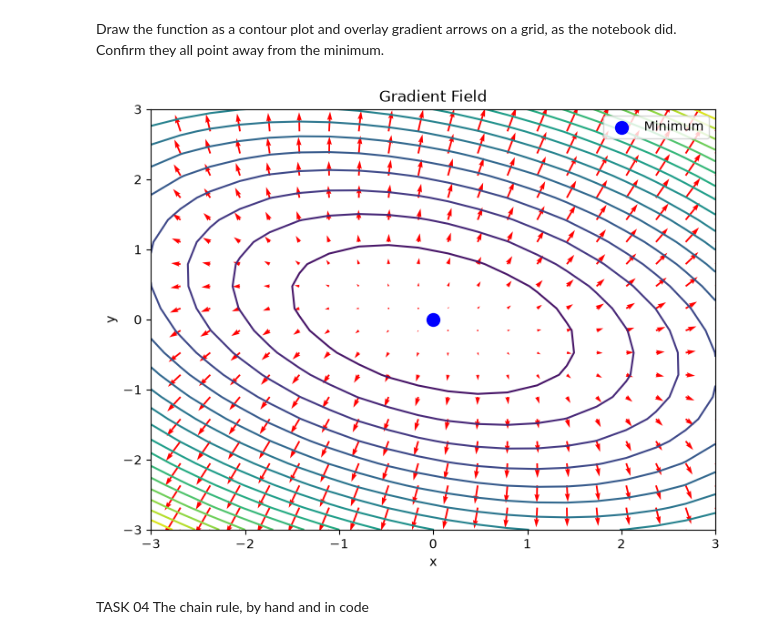
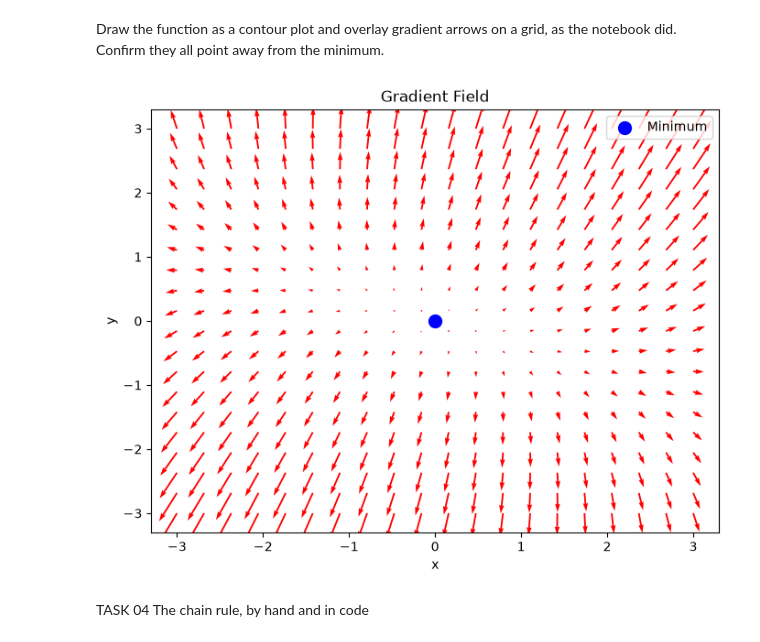
Before and after one commit to Krunalsinh0707/aiml-bootcamp-Krunalsinh, a Jupyter notebook: Day_11/calculus.ipynb, the cells around one changed output. Drawn from its saved outputs; the diff is of its cells as text; code cells hidden in the pictures.

```diff
--- a/Day_11/calculus.ipynb
+++ b/Day_11/calculus.ipynb
@@ -227,30 +227,30 @@ point away from the minimum.
 # %%
 x = np.linspace(-3, 3, 20)
 y = np.linspace(-3, 3, 20)
 
 X, Y = np.meshgrid(x, y)
 
 Z = func(X, Y)
 
 GX = 2*X + Y
 GY = X + 4*Y
 
 plt.figure(figsize=(8, 6))
 
-plt.contour(X, Y, Z, levels=20)
+# plt.contour(X, Y, Z, levels=20)
 
 plt.quiver(X, Y, GX, GY, color="red")
 
 plt.scatter(0, 0, color="blue", s=100, label="Minimum")
 
 plt.title("Gradient Field")
 plt.xlabel("x")
 plt.ylabel("y")
 plt.legend()
 
 plt.show()
 # %% [output]
-[figure, old version]
+[figure, new version]
 # %% [markdown]
 TASK 04
 The chain rule, by hand and in code
```
Also changed, not shown: parts of 2 cells of this notebook, 1 other file.
